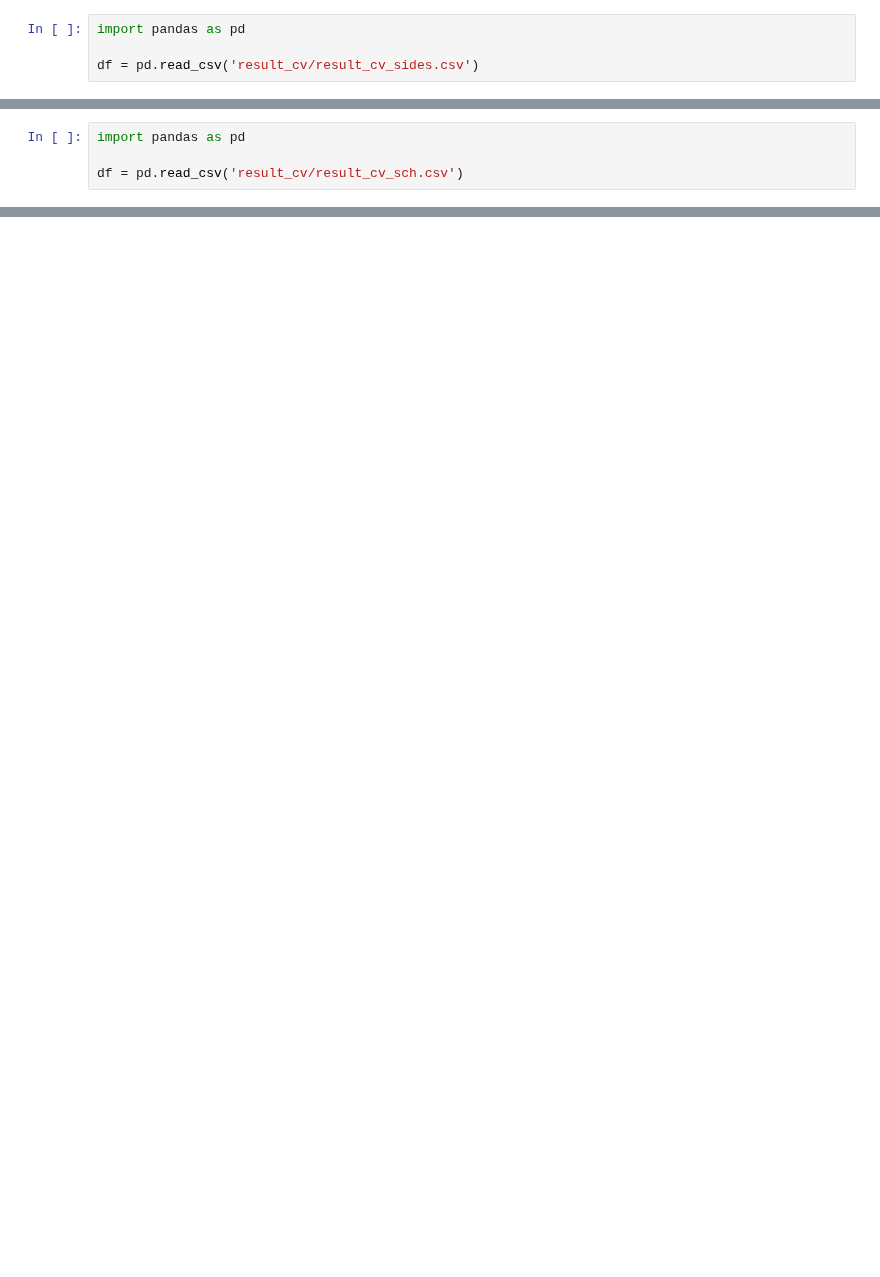
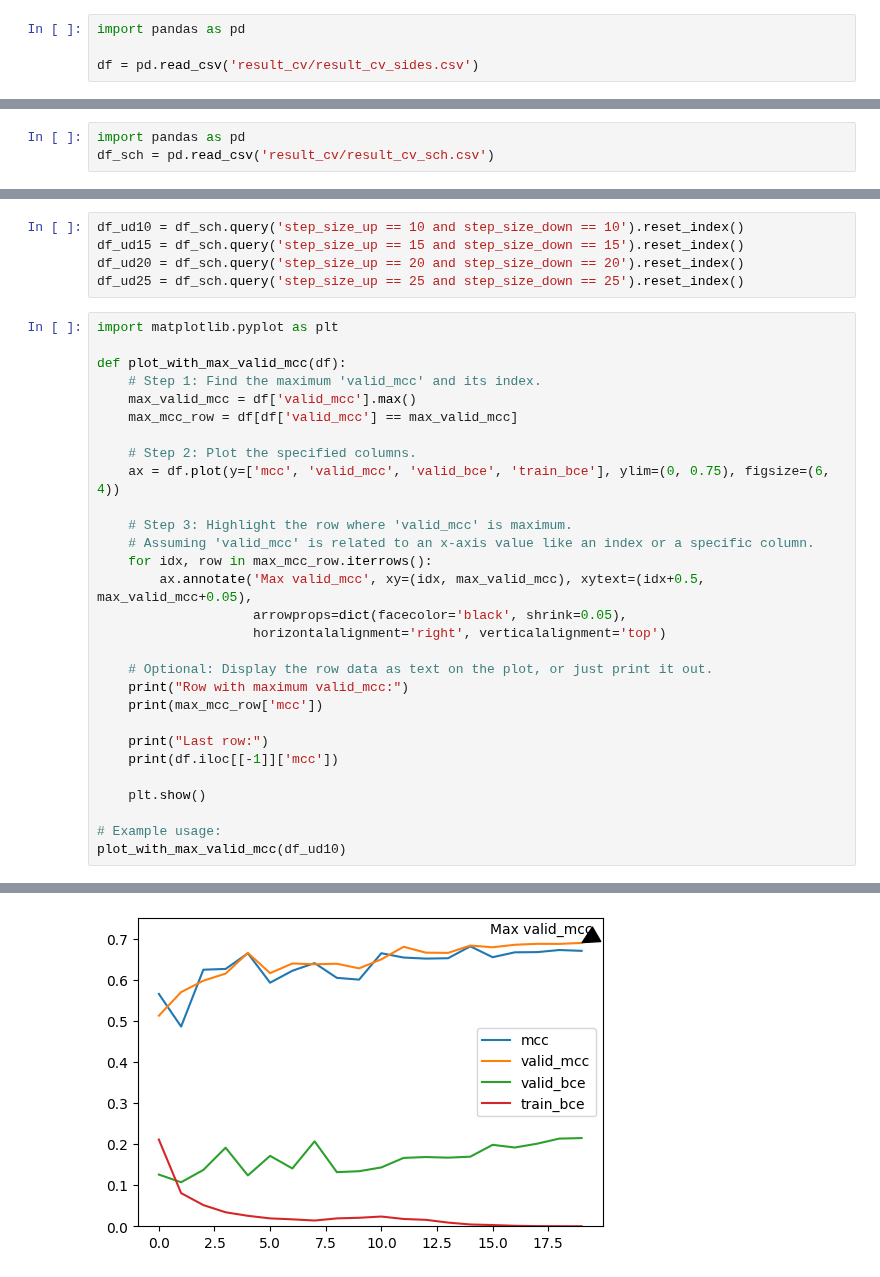
Before and after one commit to dlwocks31/atpbind, a Jupyter notebook: final_cv_sides.ipynb, the cells around one changed output, grey strips where cells are left out. Drawn from its saved outputs; the diff is of its cells as text; blank space fills up the shorter version.

Commit message:
trying cyclic schdeuler in final_cv data

```diff
--- a/final_cv_sides.ipynb
+++ b/final_cv_sides.ipynb
@@ -65,4 +78,3 @@ for n in range(-8, 0):
 # %%
 import pandas as pd
-
-df = pd.read_csv('result_cv/result_cv_sch.csv')
+df_sch = pd.read_csv('result_cv/result_cv_sch.csv')
@@ -158,0 +81,35 @@ no scheduler
+# %%
+df_ud10 = df_sch.query('step_size_up == 10 and step_size_down == 10').reset_index()
+df_ud15 = df_sch.query('step_size_up == 15 and step_size_down == 15').reset_index()
+df_ud20 = df_sch.query('step_size_up == 20 and step_size_down == 20').reset_index()
+df_ud25 = df_sch.query('step_size_up == 25 and step_size_down == 25').reset_index()
+# %%
+import matplotlib.pyplot as plt
+
+def plot_with_max_valid_mcc(df):
+    # Step 1: Find the maximum 'valid_mcc' and its index.
+    max_valid_mcc = df['valid_mcc'].max()
+    max_mcc_row = df[df['valid_mcc'] == max_valid_mcc]
+
+    # Step 2: Plot the specified columns.
+    ax = df.plot(y=['mcc', 'valid_mcc', 'valid_bce', 'train_bce'], ylim=(0, 0.75), figsize=(6, 4))
+
+    # Step 3: Highlight the row where 'valid_mcc' is maximum.
+    # Assuming 'valid_mcc' is related to an x-axis value like an index or a specific column.
+    for idx, row in max_mcc_row.iterrows():
+        ax.annotate('Max valid_mcc', xy=(idx, max_valid_mcc), xytext=(idx+0.5, max_valid_mcc+0.05),
+                    arrowprops=dict(facecolor='black', shrink=0.05),
+                    horizontalalignment='right', verticalalignment='top')
+
+    # Optional: Display the row data as text on the plot, or just print it out.
+    print("Row with maximum valid_mcc:")
+    print(max_mcc_row['mcc'])
+
+    print("Last row:")
+    print(df.iloc[[-1]]['mcc'])
+
+    plt.show()
+
+# Example usage:
+plot_with_max_valid_mcc(df_ud10)
+# %% [output]
@@ -158,0 +122 @@ no scheduler
+[figure, added]
```
Also changed, not shown: parts of 14 cells of this notebook, 4 other files.
